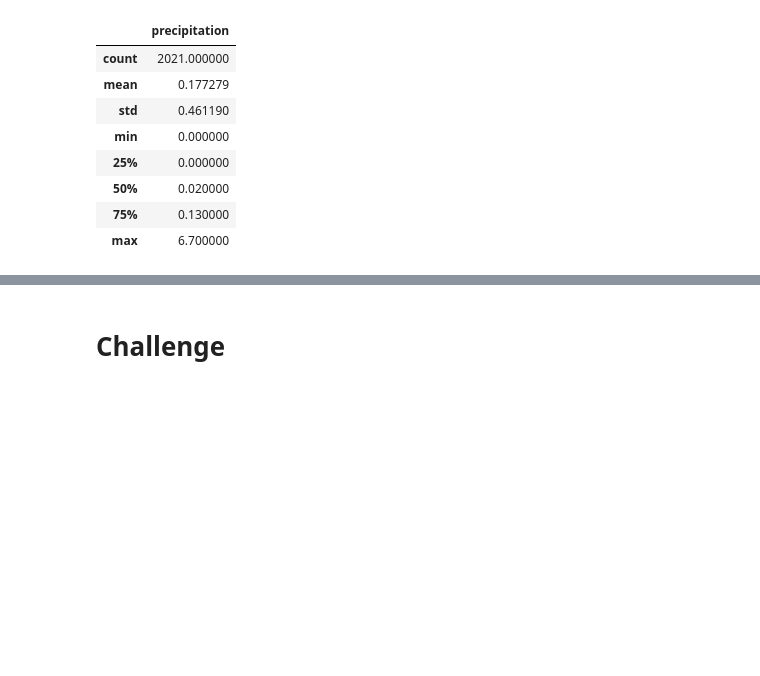
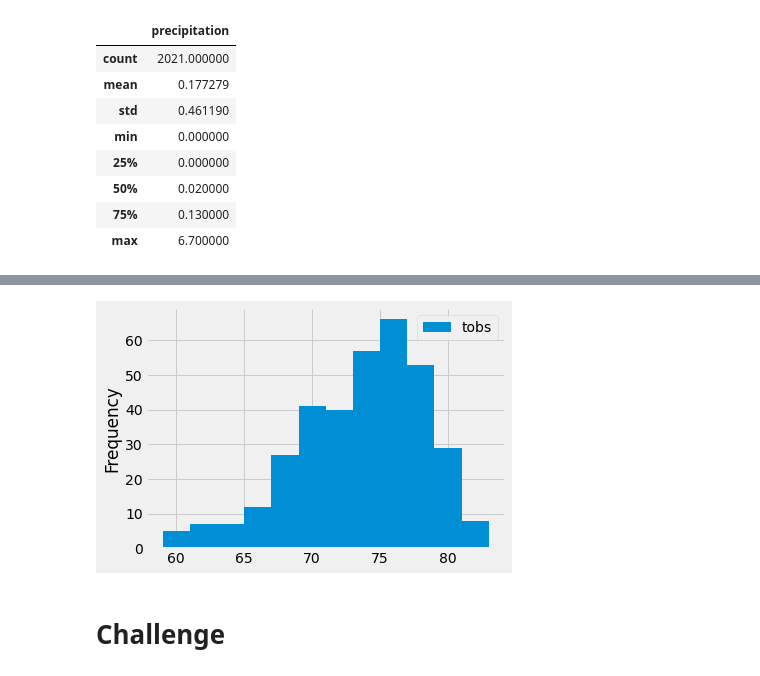
Before and after one commit to julianneitliong/surfs_up, a Jupyter notebook: climate_analysis.ipynb, the cells around one changed output, grey strips where cells are left out. Cells and saved outputs as stored; diff of their text form; code cells hidden in the pictures; blank space fills up the shorter version.

```diff
--- a/climate_analysis.ipynb
+++ b/climate_analysis.ipynb
@@ -130,0 +161,19 @@ df.describe()
+# %%
+#### create a plot that shows all of the temperatures in a given year for the station with the highest number of temp observations
+
+# Choose the station with the highest number of temperature observations.
+### ('USC00519281', 2772)
+
+
+# Query the last 12 months of temperature observation data for this station and plot the results as a histogram
+## 1. start the query by calling the column we are interested in
+## 2. filter by the station (.column = .station)
+## 3. filter the dates (.column = .date)
+## 4. use the variable prev_year to filter dates greater than prev_year (current year)
+## 5. use .all() to show results
+
+results = session.query(Measurement.tobs).\
+filter(Measurement.station == 'USC00519281').\
+filter(Measurement.date >= prev_year).all()
+
+print(results)
@@ -130,0 +182,4 @@ df.describe()
+# %%
+## convert the temp observation results (tobs) to a df
+df = pd.DataFrame(results, columns=['tobs'])
+print(df)
@@ -131,3 +201,11 @@ df.describe()
+# %%
+## plot the data in the df using a histogram
+## separate into 12 bins
+
+df.plot.hist(bins=12)
+plt.tight_layout()
+# %% [output]
+[figure, added]
 # %%
 # Write a function called `calc_temps` that will accept start date and end date in the format '%Y-%m-%d'
 # and return the minimum, average, and maximum temperatures for that range of dates
```
Also changed, not shown: parts of 8 cells of this notebook.
